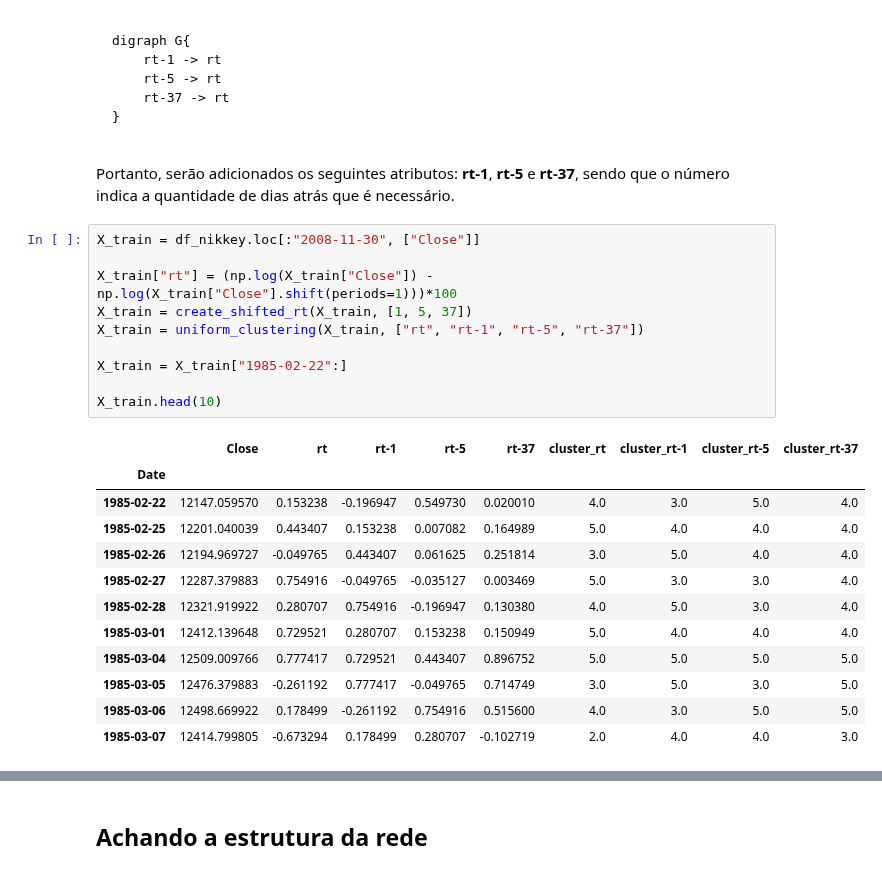
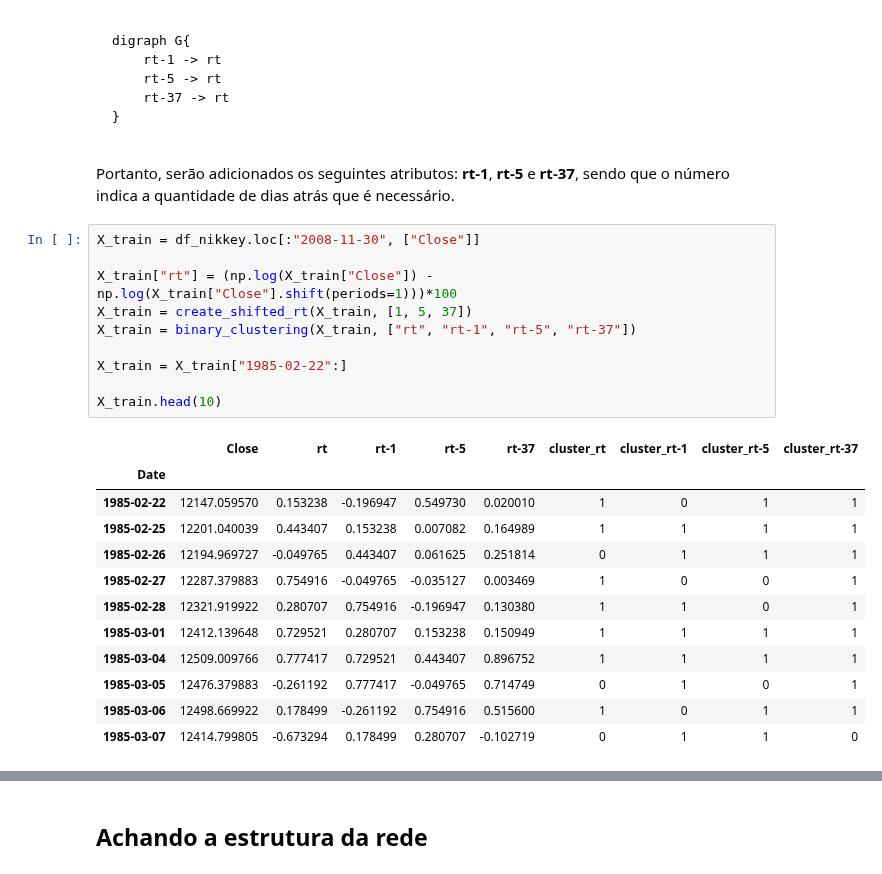
Before and after one commit to cafe-com-analytics/stock_market_index_daily_direction, a Jupyter notebook: notebooks/01_reproducing_paper_using_pomegranate.ipynb, the cells around one changed output, grey strips where cells are left out. Drawn from its saved outputs; the diff is of its cells as text.

```diff
--- a/notebooks/01_reproducing_paper_using_pomegranate.ipynb
+++ b/notebooks/01_reproducing_paper_using_pomegranate.ipynb
@@ -156,26 +183,26 @@ Portanto, serão adicionados os seguintes atributos: **rt-1**, **rt-5** e **rt-3
 # %%
 X_train = df_nikkey.loc[:"2008-11-30", ["Close"]]
 
 X_train["rt"] = (np.log(X_train["Close"]) - np.log(X_train["Close"].shift(periods=1)))*100
 X_train = create_shifted_rt(X_train, [1, 5, 37])
-X_train = uniform_clustering(X_train, ["rt", "rt-1", "rt-5", "rt-37"])
+X_train = binary_clustering(X_train, ["rt", "rt-1", "rt-5", "rt-37"])
 
 X_train = X_train["1985-02-22":]
 
 X_train.head(10)
 # %% [output]
 |  | Close | rt | rt-1 | rt-5 | rt-37 | cluster_rt | cluster_rt-1 | cluster_rt-5 | cluster_rt-37 |
 | Date |  |  |  |  |  |  |  |  |  |
-| 1985-02-22 | 12147.059570 | 0.153238 | -0.196947 | 0.549730 | 0.020010 | 4.0 | 3.0 | 5.0 | 4.0 |
-| 1985-02-25 | 12201.040039 | 0.443407 | 0.153238 | 0.007082 | 0.164989 | 5.0 | 4.0 | 4.0 | 4.0 |
-| 1985-02-26 | 12194.969727 | -0.049765 | 0.443407 | 0.061625 | 0.251814 | 3.0 | 5.0 | 4.0 | 4.0 |
-| 1985-02-27 | 12287.379883 | 0.754916 | -0.049765 | -0.035127 | 0.003469 | 5.0 | 3.0 | 3.0 | 4.0 |
-| 1985-02-28 | 12321.919922 | 0.280707 | 0.754916 | -0.196947 | 0.130380 | 4.0 | 5.0 | 3.0 | 4.0 |
-| 1985-03-01 | 12412.139648 | 0.729521 | 0.280707 | 0.153238 | 0.150949 | 5.0 | 4.0 | 4.0 | 4.0 |
-| 1985-03-04 | 12509.009766 | 0.777417 | 0.729521 | 0.443407 | 0.896752 | 5.0 | 5.0 | 5.0 | 5.0 |
-| 1985-03-05 | 12476.379883 | -0.261192 | 0.777417 | -0.049765 | 0.714749 | 3.0 | 5.0 | 3.0 | 5.0 |
-| 1985-03-06 | 12498.669922 | 0.178499 | -0.261192 | 0.754916 | 0.515600 | 4.0 | 3.0 | 5.0 | 5.0 |
-| 1985-03-07 | 12414.799805 | -0.673294 | 0.178499 | 0.280707 | -0.102719 | 2.0 | 4.0 | 4.0 | 3.0 |
+| 1985-02-22 | 12147.059570 | 0.153238 | -0.196947 | 0.549730 | 0.020010 | 1 | 0 | 1 | 1 |
+| 1985-02-25 | 12201.040039 | 0.443407 | 0.153238 | 0.007082 | 0.164989 | 1 | 1 | 1 | 1 |
+| 1985-02-26 | 12194.969727 | -0.049765 | 0.443407 | 0.061625 | 0.251814 | 0 | 1 | 1 | 1 |
+| 1985-02-27 | 12287.379883 | 0.754916 | -0.049765 | -0.035127 | 0.003469 | 1 | 0 | 0 | 1 |
+| 1985-02-28 | 12321.919922 | 0.280707 | 0.754916 | -0.196947 | 0.130380 | 1 | 1 | 0 | 1 |
+| 1985-03-01 | 12412.139648 | 0.729521 | 0.280707 | 0.153238 | 0.150949 | 1 | 1 | 1 | 1 |
+| 1985-03-04 | 12509.009766 | 0.777417 | 0.729521 | 0.443407 | 0.896752 | 1 | 1 | 1 | 1 |
+| 1985-03-05 | 12476.379883 | -0.261192 | 0.777417 | -0.049765 | 0.714749 | 0 | 1 | 0 | 1 |
+| 1985-03-06 | 12498.669922 | 0.178499 | -0.261192 | 0.754916 | 0.515600 | 1 | 0 | 1 | 1 |
+| 1985-03-07 | 12414.799805 | -0.673294 | 0.178499 | 0.280707 | -0.102719 | 0 | 1 | 1 | 0 |
 # %% [markdown]
 Agora, vamos avaliar as métricas indicadas no artigo:
 
```
Also changed, not shown: parts of 11 cells of this notebook, 1 other file.
